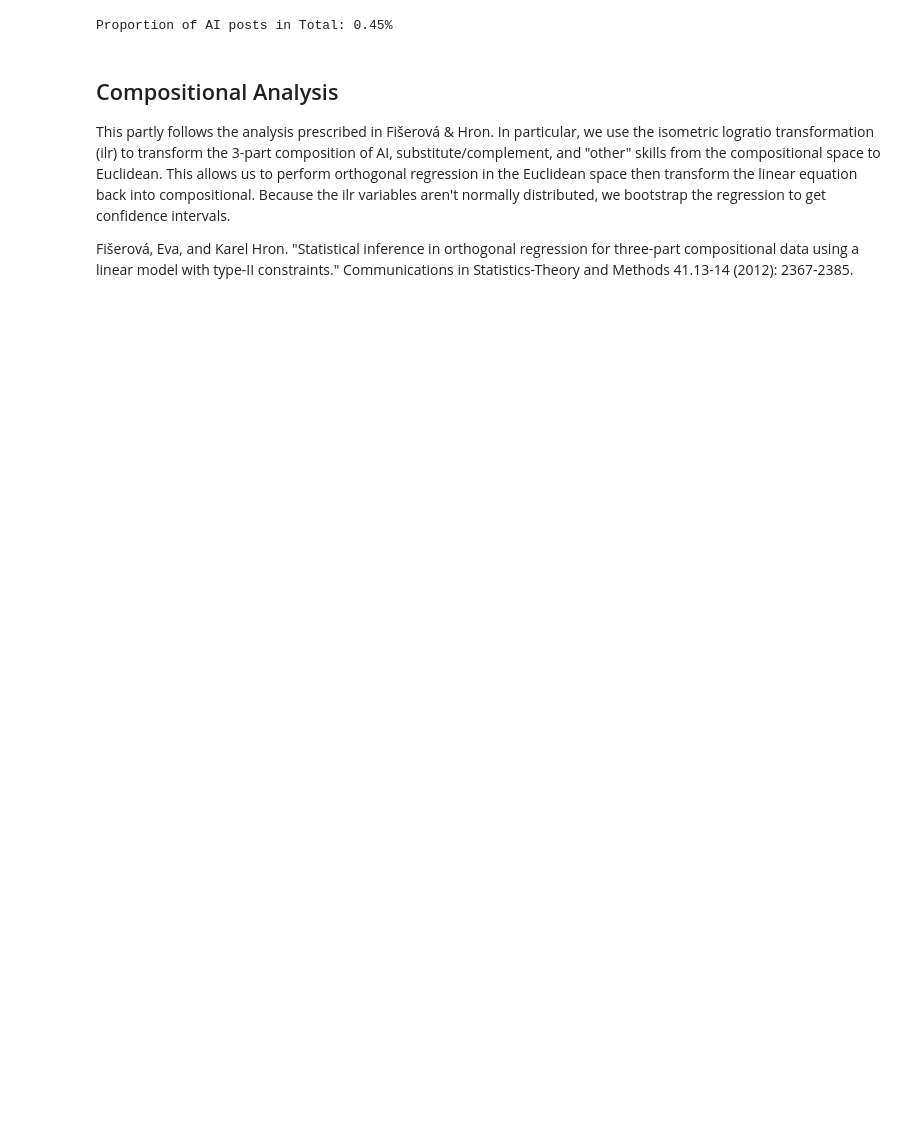
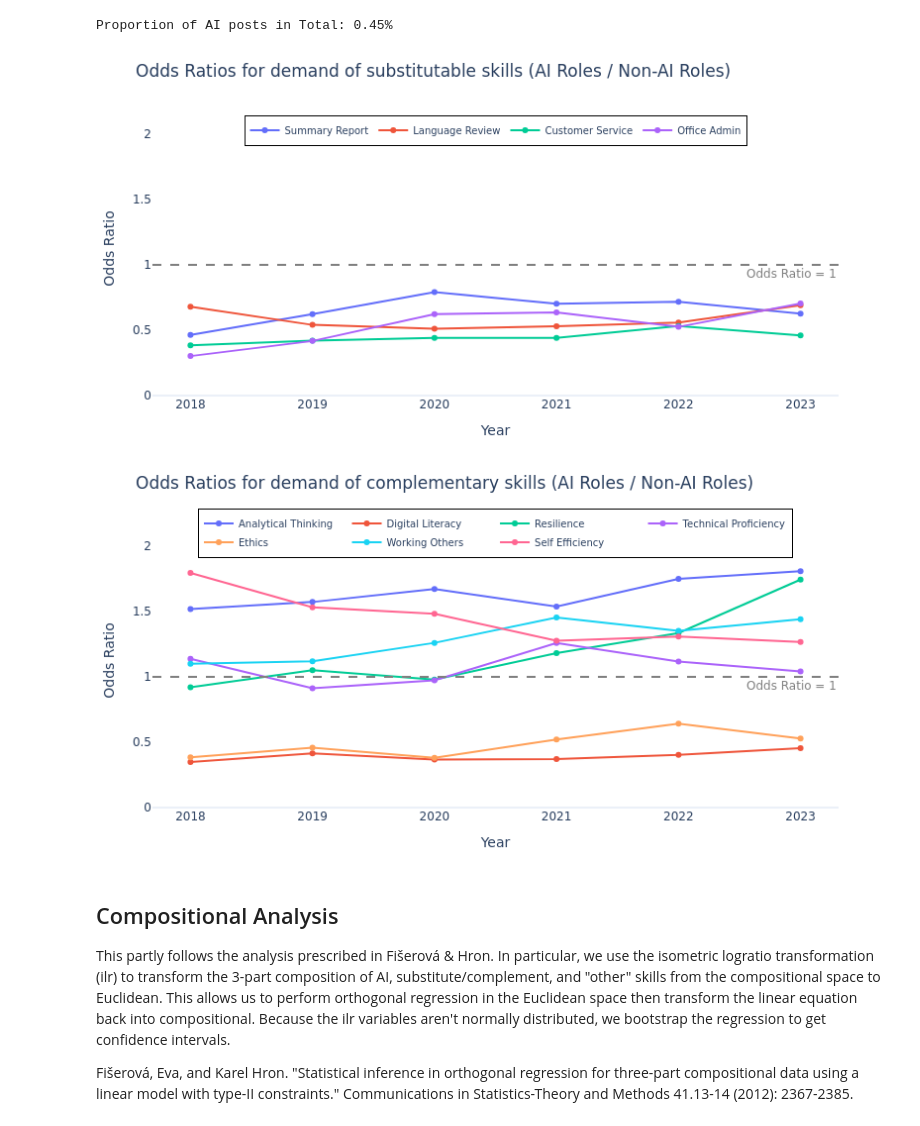
Before and after one commit to matthewbbone/substitute-complement, a Jupyter notebook: internel_effects.ipynb, the cells around one changed output. Saved outputs shown, nothing was run; the diff lists cells and outputs as text; code cells hidden in the pictures; blank space fills up the shorter version.

```diff
--- a/internel_effects.ipynb
+++ b/internel_effects.ipynb
@@ -470,36 +473,38 @@ def plot_odds_ratios(yearly_df, skill_groups, title):
         yaxis_title="Odds Ratio",
         template="plotly_white",
         xaxis_showgrid=False,
         yaxis_showgrid=False,
         margin=dict(l=50, r=50, t=50, b=50),
         yaxis_range=[0, 2.25],
         width=800,
         height=400,
         legend=dict(
             title=None,
             orientation="h",
             yanchor="bottom",
             y=.85,
             xanchor="center",
             x=.5,
             bordercolor="Black",
             borderwidth=1,
             font=dict(size=10)
         )
     )
 
-    fig.show()
-
     name = "substitute" if "SUMMARY_REPORT" in skill_groups else "complement"
-    fig.write_image(f"figures/odds_ratios_{name}.png", width=800, height=400, scale=2)
+    fig.write_image(f"figures/odds_ratios_{name}.png", width=800, height=400, scale=1)
+    display(Image(f"figures/odds_ratios_{name}.png"))
 
 plot_odds_ratios(yearly_df,
                  ["SUMMARY_REPORT", "LANGUAGE_REVIEW", "CUSTOMER_SERVICE", "OFFICE_ADMIN"],
                  "Odds Ratios for demand of substitutable skills (AI Roles / Non-AI Roles)")
 plot_odds_ratios(yearly_df,
                  ["ANALYTICAL_THINKING", "DIGITAL_LITERACY", "RESILIENCE", "TECHNICAL_PROFICIENCY",
                   "ETHICS", "WORKING_OTHERS", "SELF_EFFICIENCY"],
                  "Odds Ratios for demand of complementary skills (AI Roles / Non-AI Roles)")
+# %% [output]
+[figure, added]
+[figure, added]
 # %% [markdown]
 ## Compositional Analysis
 
```
Also changed, not shown: parts of 8 cells of this notebook, 10 other files.
